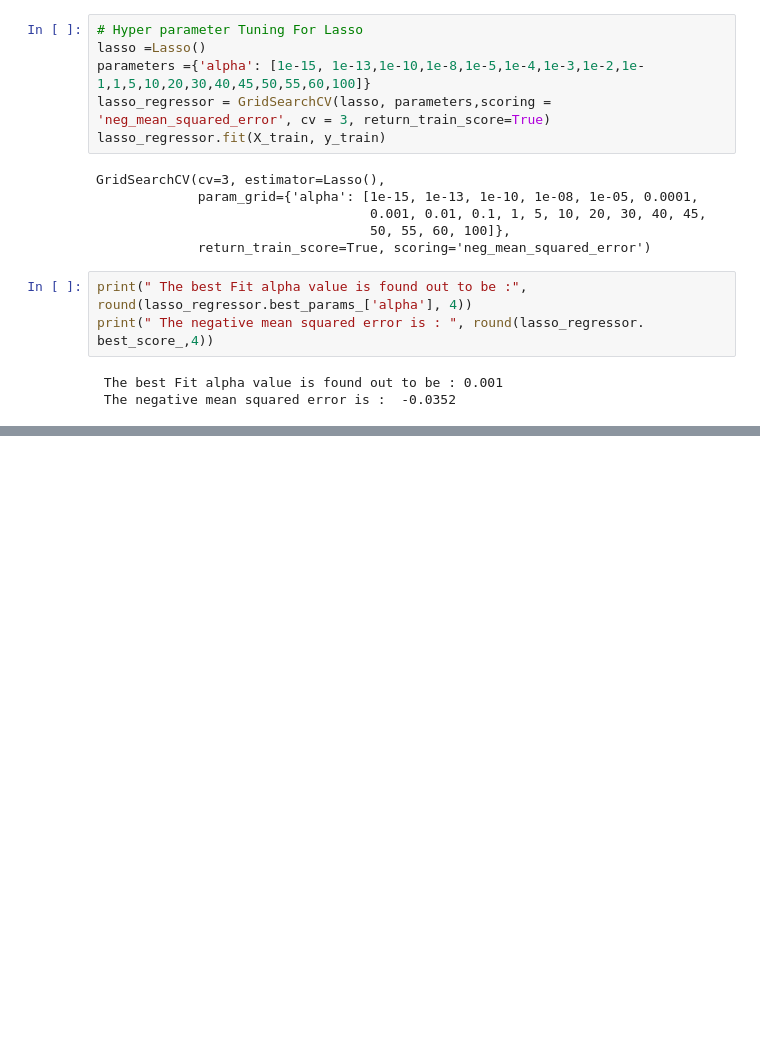
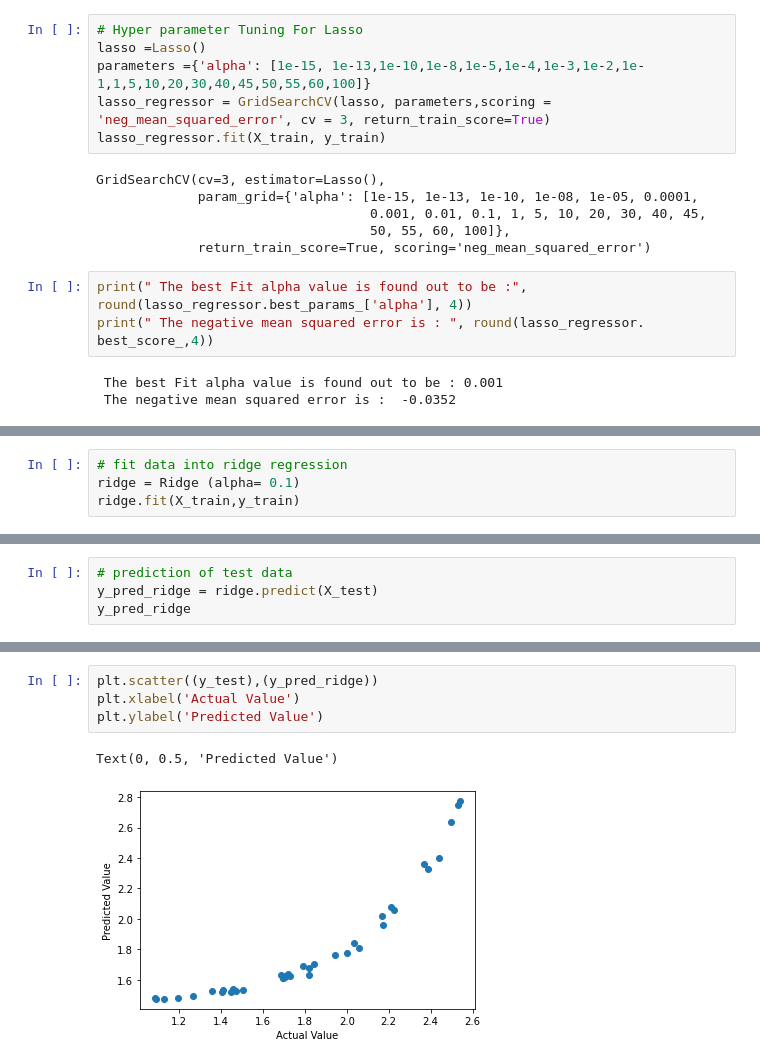
Before and after one commit to ShuklaRajni/Yes_Bank_Stock_Prices_Prediction_analysis, a Jupyter notebook: Yes_Bank_Stock_Closing_Price_Prediction_Capstone_Project_2.ipynb, the cells around one changed output, grey strips where cells are left out. Drawn from its saved outputs; the diff is of its cells as text; blank space fills up the shorter version.

```diff
--- a/Yes_Bank_Stock_Closing_Price_Prediction_Capstone_Project_2.ipynb
+++ b/Yes_Bank_Stock_Closing_Price_Prediction_Capstone_Project_2.ipynb
@@ -666,0 +735,4 @@ print(" The negative mean squared error is : ", round(lasso_regressor. best_scor
+# %%
+# fit data into ridge regression
+ridge = Ridge (alpha= 0.1)
+ridge.fit(X_train,y_train)
@@ -666,0 +748,4 @@ print(" The negative mean squared error is : ", round(lasso_regressor. best_scor
+# %%
+# prediction of test data
+y_pred_ridge = ridge.predict(X_test)
+y_pred_ridge
@@ -666,0 +787,7 @@ print(" The negative mean squared error is : ", round(lasso_regressor. best_scor
+# %%
+plt.scatter((y_test),(y_pred_ridge))
+plt.xlabel('Actual Value')
+plt.ylabel('Predicted Value')
+# %% [output]
+Text(0, 0.5, 'Predicted Value')
+[figure, added]
```
Also changed, not shown: parts of 28 cells of this notebook.
